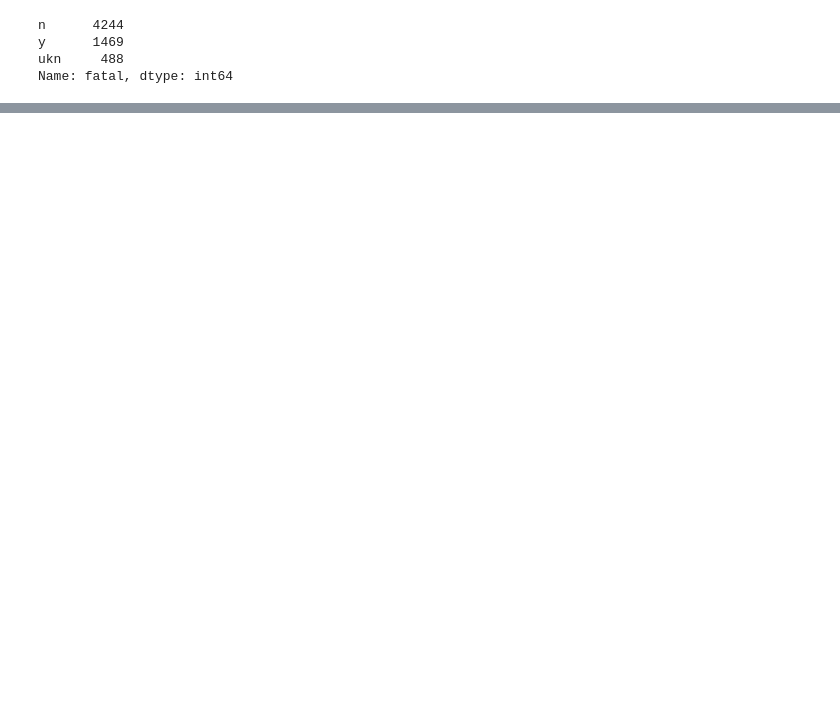
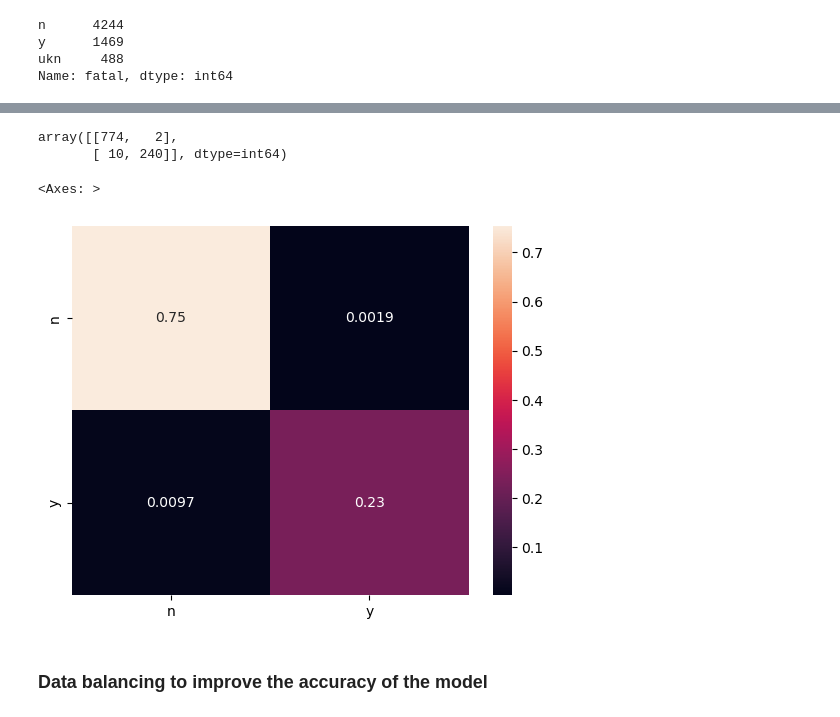
Before and after one commit to olgachwazik/mini-project-shark-attacks, a Jupyter notebook: mini-project-shark-attacks.ipynb, the cells around one changed output, grey strips where cells are left out. Drawn from its saved outputs; the diff is of its cells as text; code cells hidden in the pictures; blank space fills up the shorter version.

```diff
--- a/mini-project-shark-attacks.ipynb
+++ b/mini-project-shark-attacks.ipynb
@@ -638,0 +976,3 @@ low_countries
+# %%
+X = pd.get_dummies(X, columns=['country', 'activity', 'gender', 'injury']) #dummifying the data (as we have only categorical data)
+X
@@ -638,0 +1025,2 @@ low_countries
+# %%
+X_train, X_test, y_train, y_test = train_test_split(X, y, test_size=0.2, random_state=42)
@@ -638,0 +1038,4 @@ low_countries
+# %%
+classification = LogisticRegression(random_state=42) # modeling
+
+classification.fit(X_train, y_train)
@@ -638,0 +1048,3 @@ low_countries
+# %%
+predictions = classification.predict(X_test) # getting the predictions
+predictions
@@ -638,0 +1070,11 @@ low_countries
+# %%
+confusion_matrix(y_test, predictions)
+# %% [output]
+array([[774,   2],
+       [ 10, 240]], dtype=int64)
+# %%
+cf_matrix = confusion_matrix(y_test, predictions, normalize='all')
+sns.heatmap(cf_matrix, annot=True, xticklabels=["n", "y"], yticklabels=["n", "y"])
+# %% [output]
+<Axes: >
+[figure, added]
@@ -638,0 +1083,2 @@ low_countries
+# %% [markdown]
+### Data balancing to improve the accuracy of the model
```
Also changed, not shown: parts of 91 cells of this notebook.
